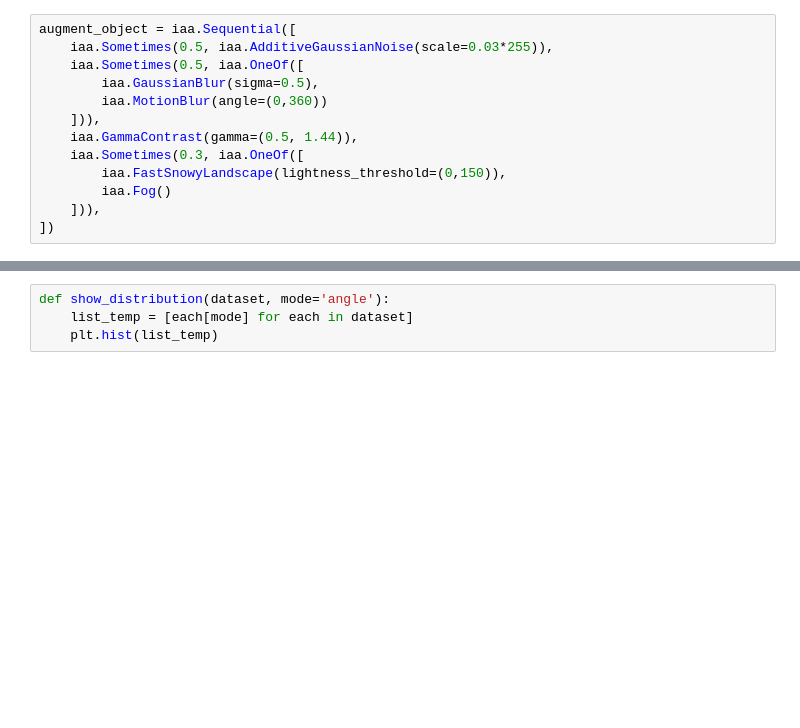
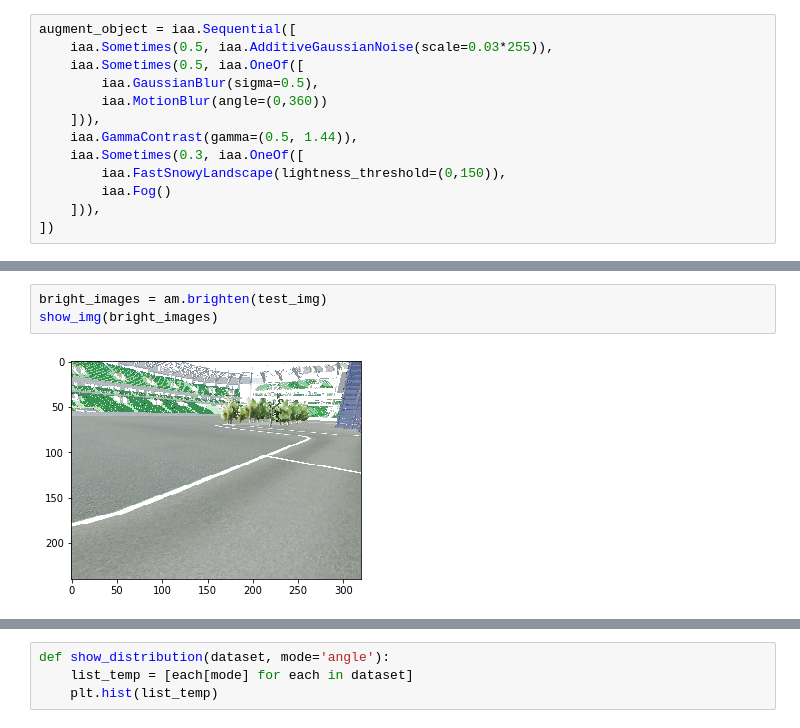
Before and after one commit to hit-haui/model_notTrashCar, a Jupyter notebook: data_normalize.ipynb, the cells around one changed output, grey strips where cells are left out. Drawn from its saved outputs; the diff is of its cells as text; blank space fills up the shorter version.

```diff
--- a/data_normalize.ipynb
+++ b/data_normalize.ipynb
@@ -95,0 +108,5 @@ print(-random_sample['angle'])
+# %%
+bright_images = am.brighten(test_img)
+show_img(bright_images)
+# %% [output]
+[figure, added]
```
Also changed, not shown: parts of 24 cells of this notebook, 1 other file.
